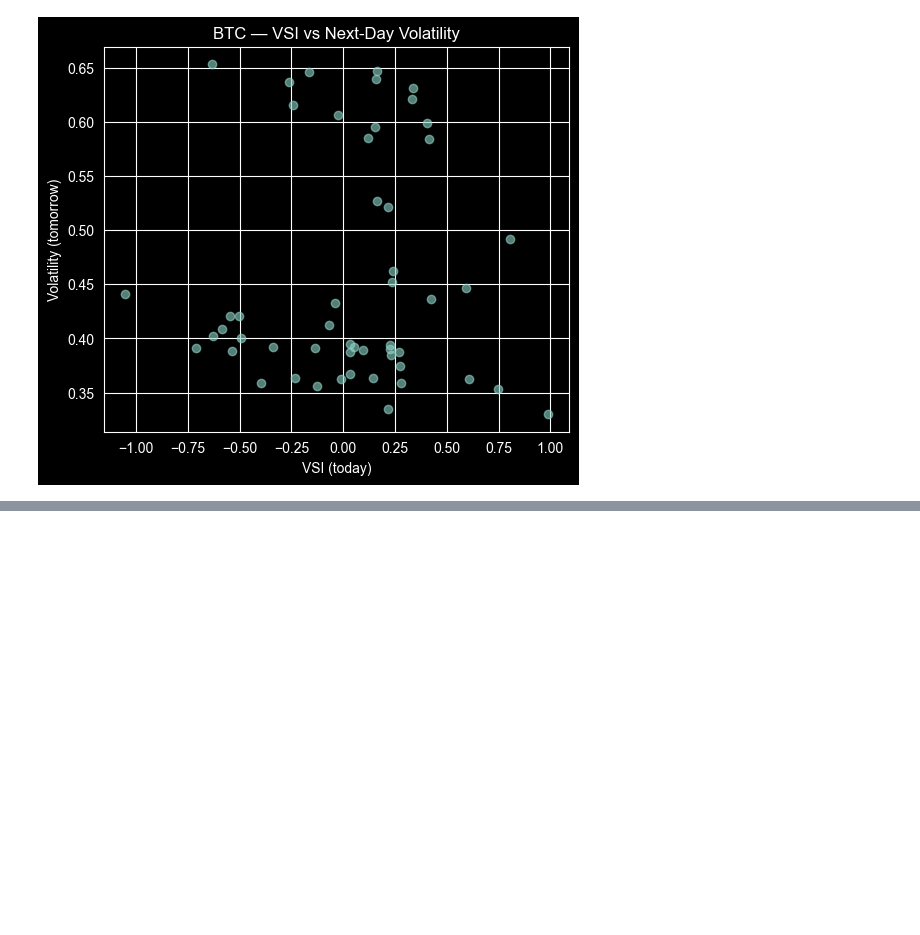
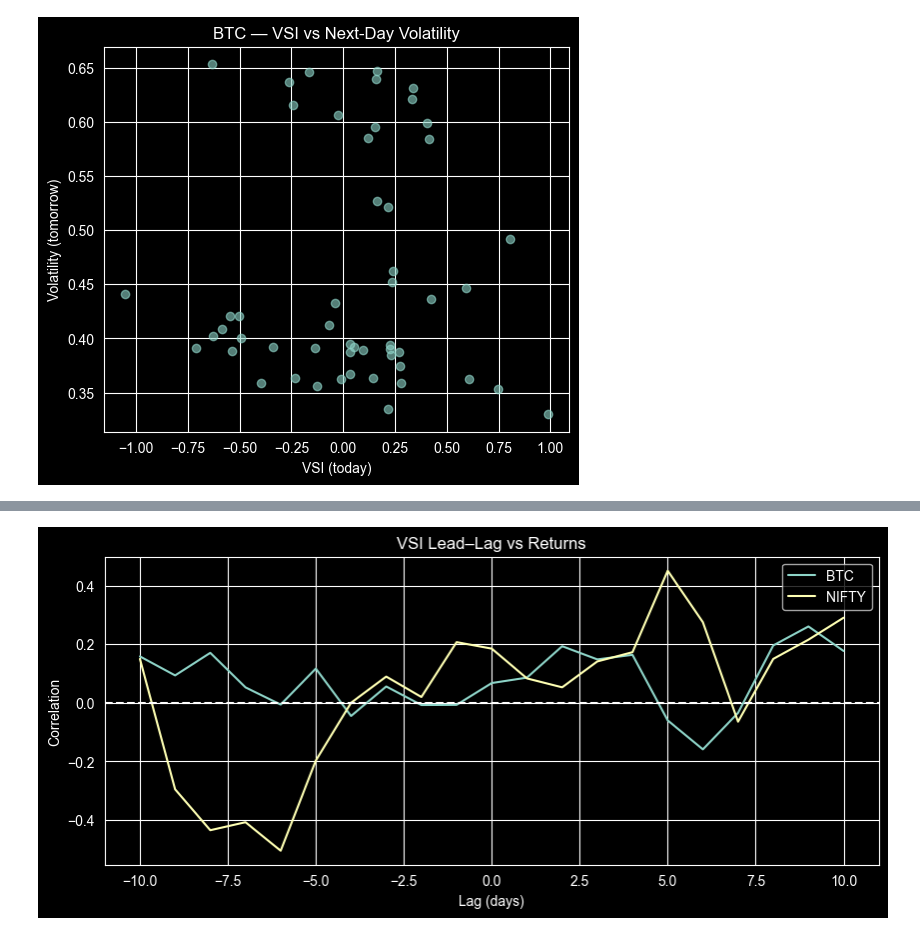
Before and after one commit to VT69/financial-sentiment-market-analysis, a Jupyter notebook: notebooks/09_custom_sentiment_index_VSI.ipynb, the cells around one changed output, grey strips where cells are left out. Cells and saved outputs as stored; diff of their text form; code cells hidden in the pictures; blank space fills up the shorter version.

```diff
--- a/notebooks/09_custom_sentiment_index_VSI.ipynb
+++ b/notebooks/09_custom_sentiment_index_VSI.ipynb
@@ -369,0 +329,25 @@ plt.show()
+# %%
+def lead_lag_corr(df, max_lag=10):
+    lags = range(-max_lag, max_lag + 1)
+    corrs = []
+
+    for lag in lags:
+        corr = df["VSI"].shift(lag).corr(df["return"])
+        corrs.append(corr)
+
+    return pd.Series(corrs, index=lags)
+
+btc_ll = lead_lag_corr(btc)
+nifty_ll = lead_lag_corr(nifty)
+
+plt.figure(figsize=(10,4))
+plt.plot(btc_ll, label="BTC")
+plt.plot(nifty_ll, label="NIFTY")
+plt.axhline(0, color="white", linestyle="--")
+plt.xlabel("Lag (days)")
+plt.ylabel("Correlation")
+plt.title("VSI Lead–Lag vs Returns")
+plt.legend()
+plt.show()
+# %% [output]
+[figure, added]
```
Also changed, not shown: parts of 23 cells of this notebook.
